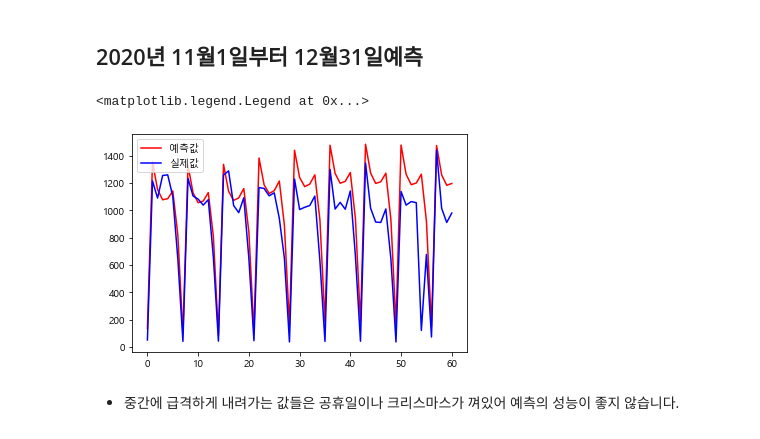
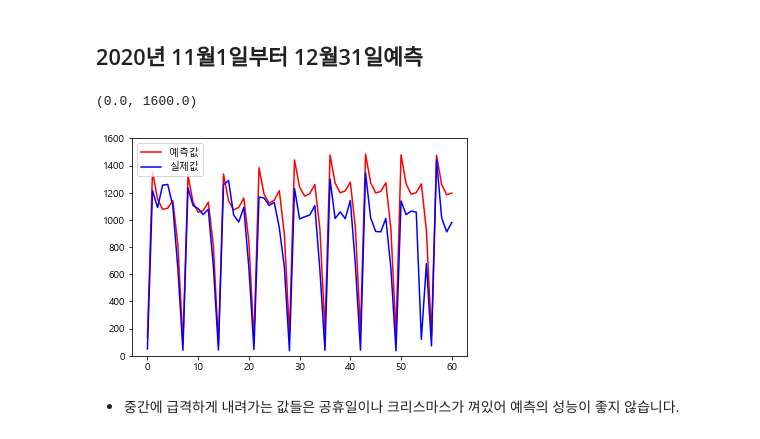
Before and after one commit to areum-choe/Machine_Learning, a Jupyter notebook: Time_Series_Analysis/hospital/hospital_5(2018~2020).ipynb, the cells around one changed output. Cells and saved outputs as stored; diff of their text form; code cells hidden in the pictures.

```diff
--- a/Time_Series_Analysis/hospital/hospital_5(2018~2020).ipynb
+++ b/Time_Series_Analysis/hospital/hospital_5(2018~2020).ipynb
@@ -105,10 +119,11 @@ array([ 136.40291299, 1355.34693672, 1153.07924137, 1078.28905614,
 # %%
 plt.plot(pred_y,color='red',label='예측값') #에측값
 plt.plot(test_y,color='blue',label='실제값') #실제값
 plt.legend()
+plt.ylim([0, 1600])
 # %% [output]
-<matplotlib.legend.Legend at 0x...>
+(0.0, 1600.0)
-[figure, old version]
+[figure, new version]
 # %% [markdown]
 - 중간에 급격하게 내려가는 값들은 공휴일이나 크리스마스가 껴있어 예측의 성능이 좋지 않습니다.
 # %%
```
Also changed, not shown: parts of 16 cells of this notebook, 8 other files.
